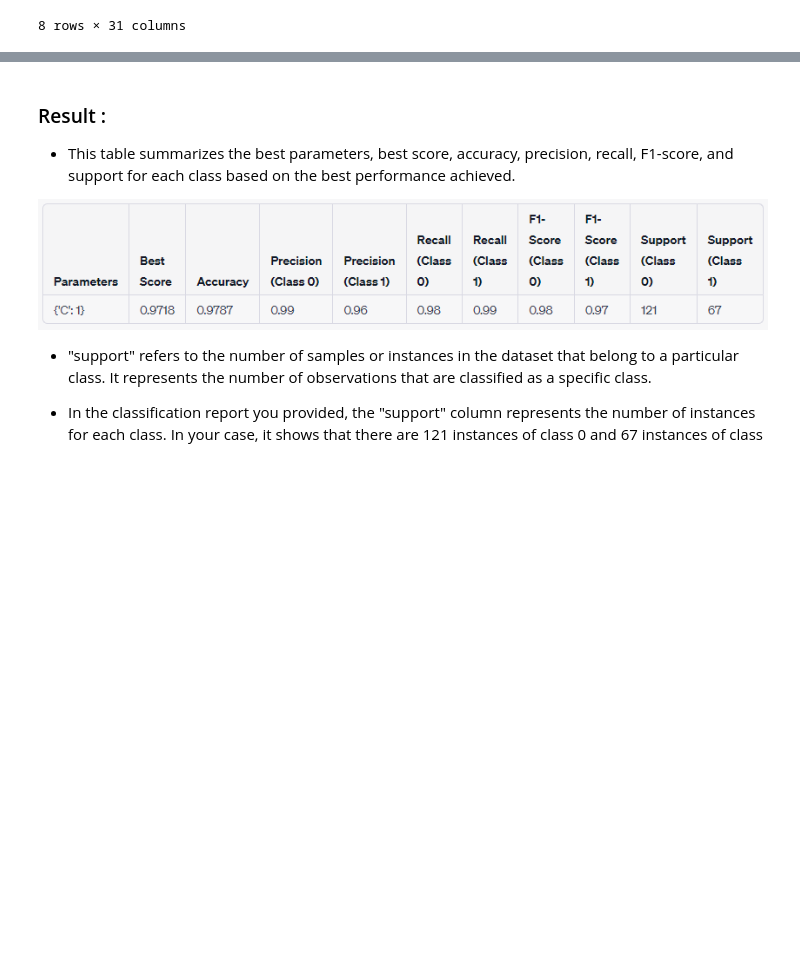
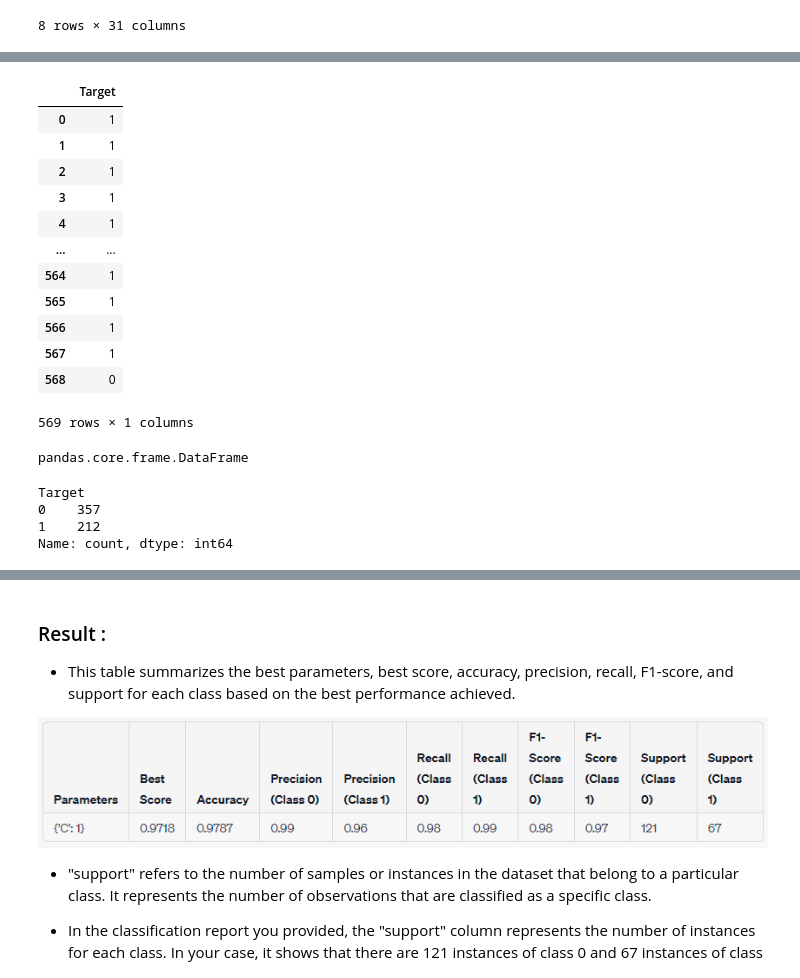
Before and after one commit to farshidhesami/Machine_learning_algorithm, a Jupyter notebook: training_course/LinearRegression.ipynb, the cells around one changed output, grey strips where cells are left out. Cells and saved outputs as stored; diff of their text form; code cells hidden in the pictures; blank space fills up the shorter version.

```diff
--- a/training_course/LinearRegression.ipynb
+++ b/training_course/LinearRegression.ipynb
@@ -605,0 +531,30 @@ weighted avg       0.98      0.98      0.98       188
+# %%
+y
+# %% [output]
+|  | Target |
+| 0 | 1 |
+| 1 | 1 |
+| 2 | 1 |
+| 3 | 1 |
+| 4 | 1 |
+| ... | ... |
+| 564 | 1 |
+| 565 | 1 |
+| 566 | 1 |
+| 567 | 1 |
+| 568 | 0 |
+569 rows × 1 columns
+# %%
+type(y)
+# %% [output]
+pandas.core.frame.DataFrame
+# %%
+y["Target"].value_counts()
+
+##  This is a function that calculates the count of each unique value in the selected column
+##  357 occurrences of the value 0 and 212 occurrences of the value 1 in the "Target" column
+# %% [output]
+Target
+0    357
+1    212
+Name: count, dtype: int64
```
Also changed, not shown: parts of 24 cells of this notebook, 1 other file.
